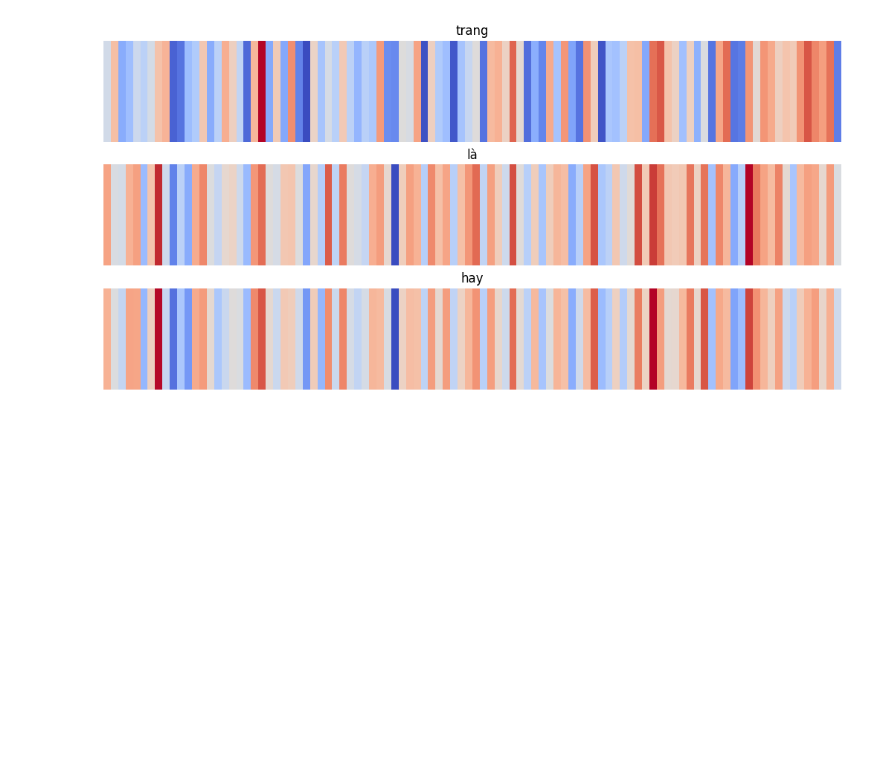
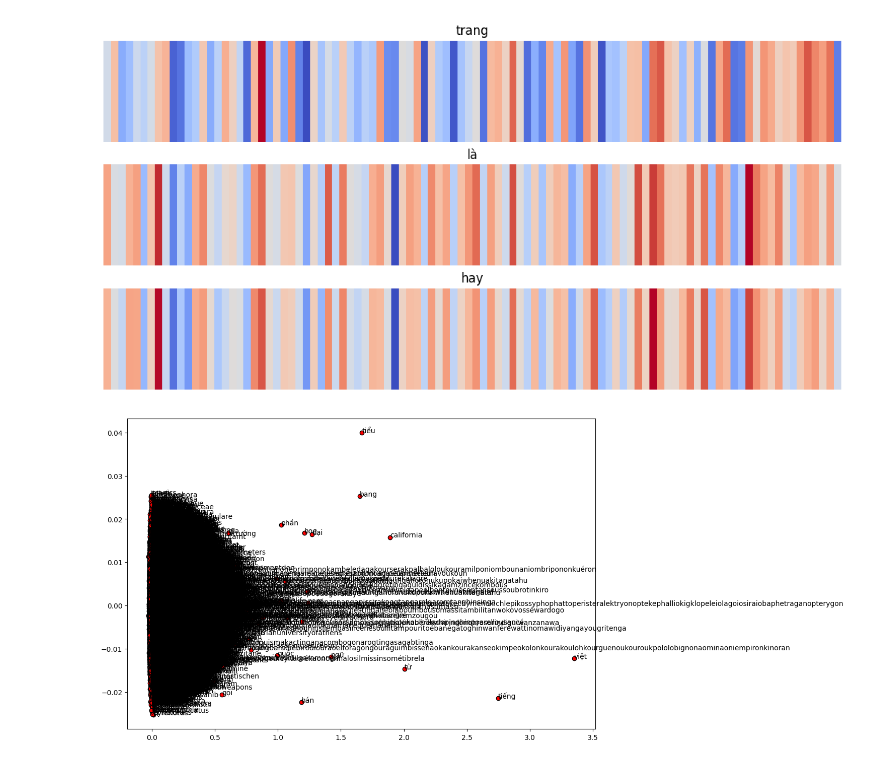
Before and after one commit to ntkhang2003/sudocode2024, a Jupyter notebook: 240110_TextEmbeddings.ipynb, the cells around one changed output. Drawn from its saved outputs; the diff is of its cells as text; code cells hidden in the pictures; blank space fills up the shorter version.

Commit message:
add more visualize

```diff
--- a/240110_TextEmbeddings.ipynb
+++ b/240110_TextEmbeddings.ipynb
@@ -145,3 +146,21 @@ for i, word in enumerate(words):
 plt.show()
 # %% [output]
 [figure]
+# %%
+# Visualize full vocab
+from sklearn.decomposition import PCA
+words = list(model1.wv.index_to_key)
+word_vectors = [model1.wv[word] for word in words]
+
+pca = PCA(n_components=2)
+word_vectors_2d = pca.fit_transform(word_vectors)
+
+plt.figure(figsize=(12, 8))
+plt.scatter(word_vectors_2d[:, 0], word_vectors_2d[:, 1], edgecolors='k', c='r')
+
+for i, word in enumerate(words):
+    plt.text(word_vectors_2d[i, 0], word_vectors_2d[i, 1], word)
+
+plt.show()
+# %% [output]
+[figure, added]
```
Also changed, not shown: parts of 4 cells of this notebook.
